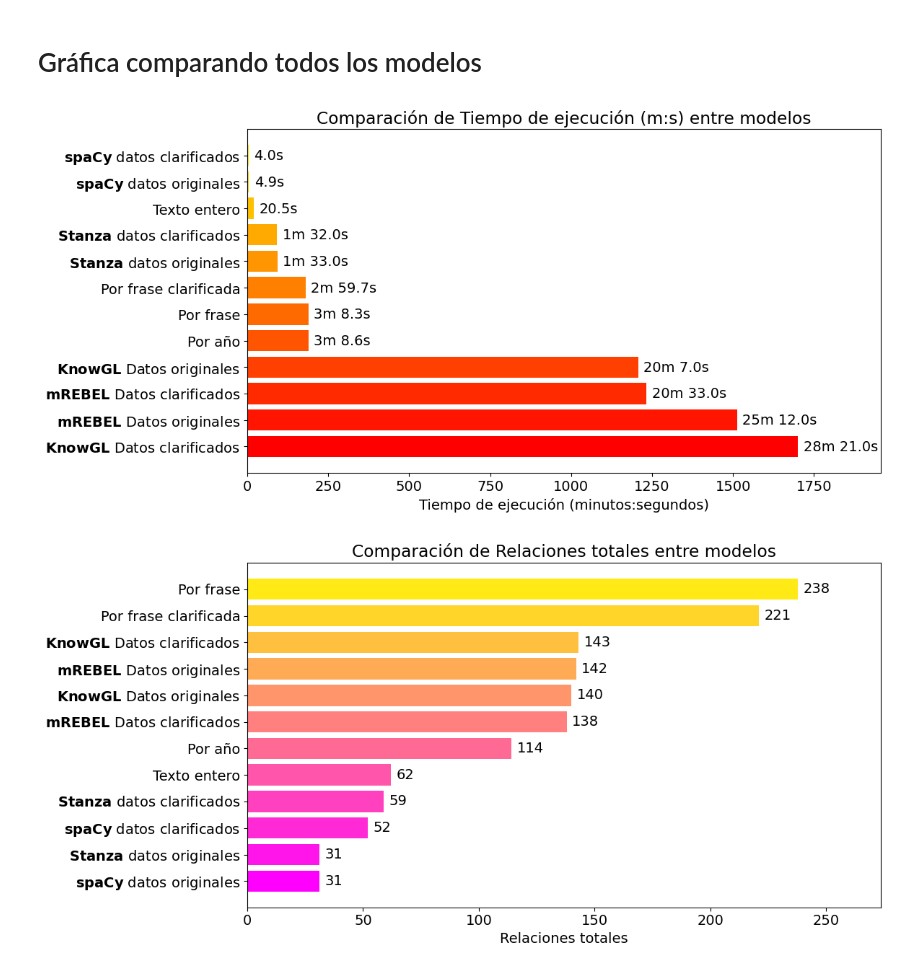
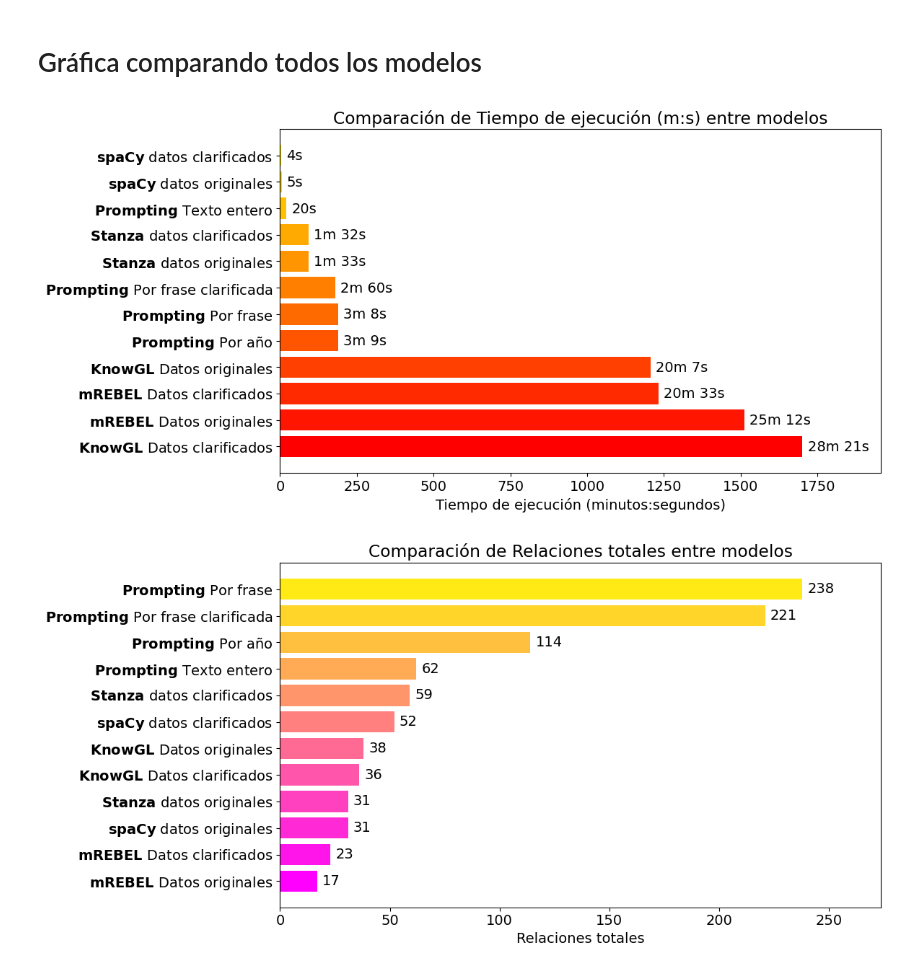
Before and after one commit to carlosochoaj/Automated-Relationship-Graph-with-DICAT-Database, a Jupyter notebook: Prompting/code/charts.ipynb, the cells around one changed output. Drawn from its saved outputs; the diff is of its cells as text; code cells hidden in the pictures.

```diff
--- a/Prompting/code/charts.ipynb
+++ b/Prompting/code/charts.ipynb
@@ -341,12 +341,13 @@ metodos = [
     r'$\mathbf{spaCy}$ datos clarificados', r'$\mathbf{Stanza}$ datos clarificados',
     r'$\mathbf{mREBEL}$ Datos originales', r'$\mathbf{KnowGL}$ Datos originales',
     r'$\mathbf{mREBEL}$ Datos clarificados', r'$\mathbf{KnowGL}$ Datos clarificados',
-    'Texto entero', 'Por año', 'Por frase', 'Por frase clarificada'
+    r'$\mathbf{Prompting}$ Texto entero', r'$\mathbf{Prompting}$ Por año',
+    r'$\mathbf{Prompting}$ Por frase', r'$\mathbf{Prompting}$ Por frase clarificada'
 ]
 
 # Conversión de tiempos a segundos aproximados
 tiempos = [4.9, 93, 4.04, 92, 1512, 1207, 1233, 1701, 20.5, 188.6, 188.3, 179.7]
-relaciones = [31, 31, 52, 59, 142, 140, 138, 143, 62, 114, 238, 221]
+relaciones = [31, 31, 52, 59, 17, 38, 23, 36, 62, 114, 238, 221]
 precision = [16.13, 29.03, 17.31, 30.51, 88.24, 44.74, 82.61, 38.89, 72.73, 91.80, 77.73, 46.92]
 recall = [2.96, 5.33, 5.33, 10.65, 8.88, 10.06, 11.24, 61.11, 28.24, 62.92, 84.47, 53.80]
 f1_score = [5.00, 9.00, 8.14, 15.79, 16.13, 16.43, 19.79, 13.66, 40.68, 74.66, 80.96, 50.13]
@@ -385,39 +386,39 @@ def format_time(seconds):
     """Convierte segundos a formato minutos:segundos."""
     minutes = int(seconds // 60)
     remaining_seconds = seconds % 60
-    return f"{minutes}m {remaining_seconds:.1f}s" if minutes > 0 else f"{remaining_seconds:.1f}s"
+    return f"{minutes}m {remaining_seconds:.0f}s" if minutes > 0 else f"{remaining_seconds:.0f}s"
 
 # Crear las gráficas con valores sobre las barras y sin cortar etiquetas
 for (metric, values), color in zip(metrics.items(), colores):
     plt.figure(figsize=(12, 6))
 
     ordered_method_values = order_values(list(zip(metodos, values)), metric)
 
     values = [value for _, value in ordered_method_values]
     sorted_methods = [method for method, _ in ordered_method_values]
 
     cmap = colormaps[color]  # Ejemplo de colormap categórico
 
     # Crear los índices para cada barra
     indices = np.arange(len(sorted_methods))
     bar_colors = cmap(indices / len(sorted_methods))
 
     bars = plt.barh(sorted_methods, values, color=bar_colors)
     plt.xlabel(metric if metric != 'Tiempo de ejecución (m:s)' else 'Tiempo de ejecución (minutos:segundos)')
     plt.title(f'Comparación de {metric} entre modelos')
 
     # Añadir los valores en cada barra
     for bar, value in zip(bars, values):
         width = bar.get_width()
         label = format_time(value) if metric == 'Tiempo de ejecución (m:s)' else f'{width:.2f}' if metric != 'Relaciones totales' else str(int(width))
         plt.text(width + max(values) * 0.01, bar.get_y() + bar.get_height() / 2,
                  label, va='center')
 
     # Asegurar que el límite del eje X sea suficiente para mostrar todas las etiquetas
     plt.xlim(0, max(values) * 1.15)
     plt.tight_layout()
     plt.savefig(f"../out/charts_generated/general_comparative/general_{metric2filename[metric]}.png")
     plt.show()
 # %% [output]
-[figure, old version]
+[figure, new version]
-[figure, old version]
+[figure, new version]
```
Also changed, not shown: parts of 1 cell of this notebook, 5 other files.
